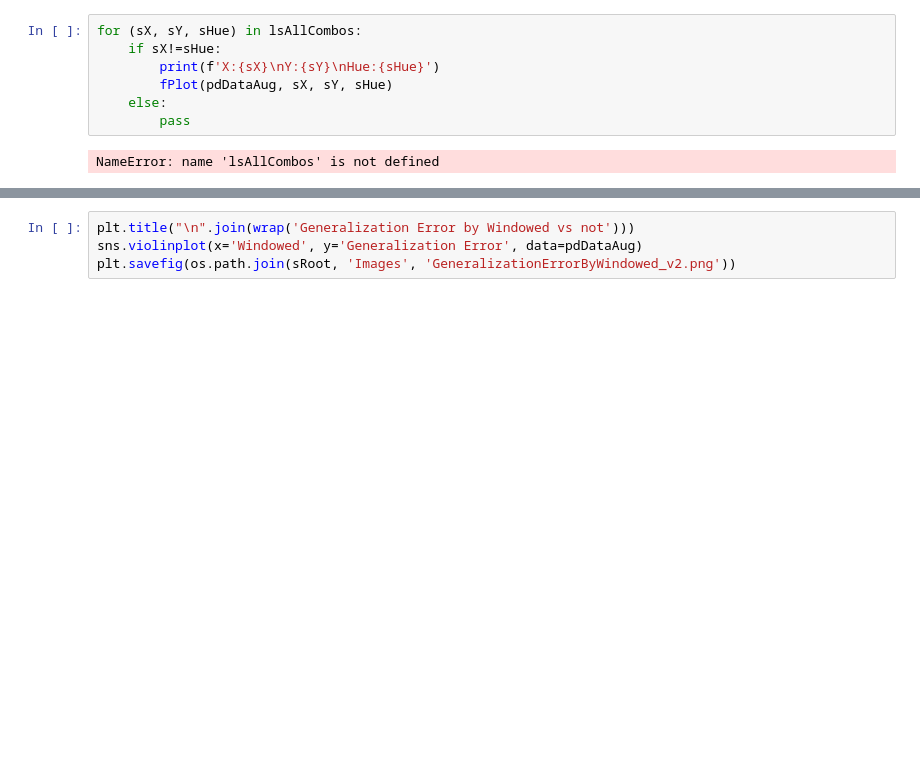
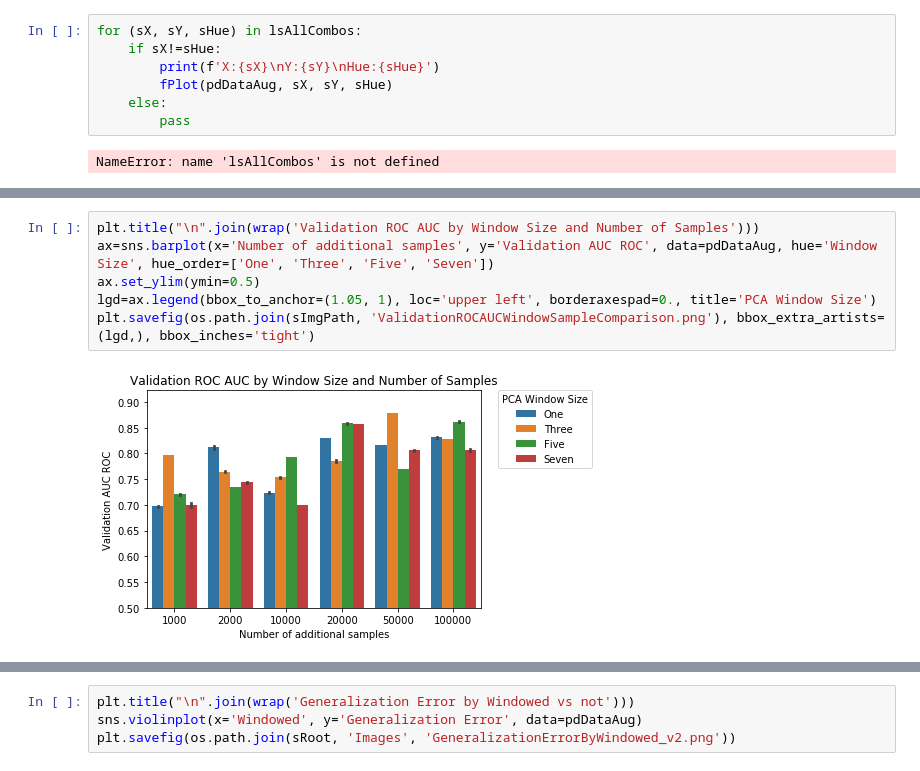
Before and after one commit to DeepLearningForPrecisionHealthLab/ConsistentASDCorrelates, a Jupyter notebook: Parallelization/DataAugmentationVisualization.ipynb, the cells around one changed output, grey strips where cells are left out. Cells and saved outputs as stored; diff of their text form; blank space fills up the shorter version.

```diff
--- a/Parallelization/DataAugmentationVisualization.ipynb
+++ b/Parallelization/DataAugmentationVisualization.ipynb
@@ -122,0 +204,8 @@ NameError: name 'lsAllCombos' is not defined
+# %%
+plt.title("\n".join(wrap('Validation ROC AUC by Window Size and Number of Samples')))
+ax=sns.barplot(x='Number of additional samples', y='Validation AUC ROC', data=pdDataAug, hue='Window Size', hue_order=['One', 'Three', 'Five', 'Seven'])
+ax.set_ylim(ymin=0.5)
+lgd=ax.legend(bbox_to_anchor=(1.05, 1), loc='upper left', borderaxespad=0., title='PCA Window Size')
+plt.savefig(os.path.join(sImgPath, 'ValidationROCAUCWindowSampleComparison.png'), bbox_extra_artists=(lgd,), bbox_inches='tight')
+# %% [output]
+[figure, added]
```
Also changed, not shown: parts of 31 cells of this notebook, 4 other files.
